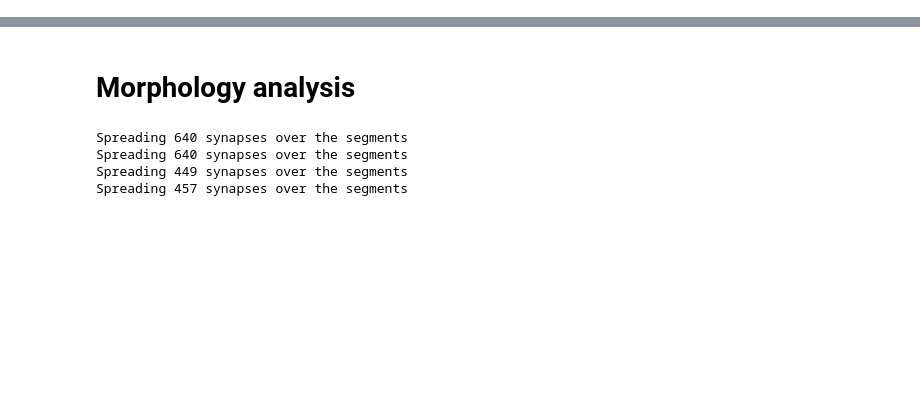
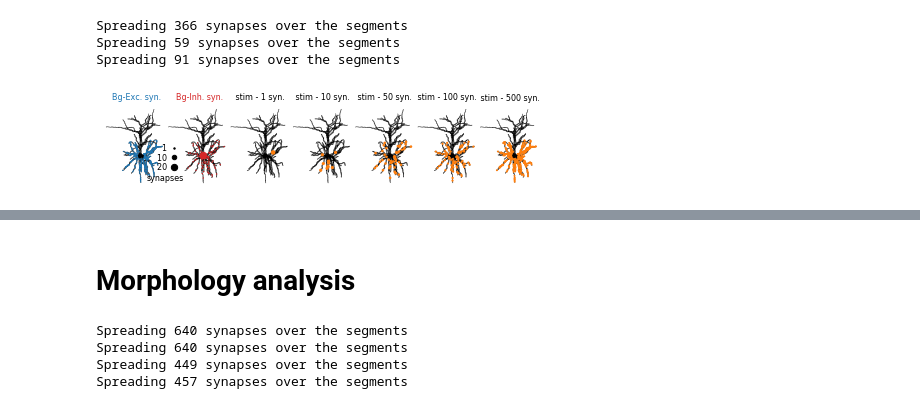
Before and after one commit to yzerlaut/zinc-NMDA-modulation, a Jupyter notebook: notebook.ipynb, the cells around one changed output, grey strips where cells are left out. Cells and saved outputs as stored; diff of their text form; code cells hidden in the pictures; blank space fills up the shorter version.

```diff
--- a/notebook.ipynb
+++ b/notebook.ipynb
@@ -6,0 +12,79 @@ from model import Model
+# %%
+morpho = ntwk.Morphology.from_swc_file(Model['morpho_file_1'])
+SEGMENTS = ntwk.morpho_analysis.compute_segments(morpho)
+nseg = len(SEGMENTS['x'])
+
+basal_cond = ntwk.morpho_analysis.find_conditions(SEGMENTS,
+                                            comp_type='dend',
+                                            min_distance_to_soma=20e-6)
+prox_cond = ntwk.morpho_analysis.find_conditions(SEGMENTS,
+                                                 comp_type=['dend', 'soma'],
+                                                 max_distance_to_soma=20e-6)
+
+# spreading synapses for bg noise
+
+Nsyn_Glut,\
+    pre_to_iseg_Glut,\
+    Nsyn_per_seg_Glut = ntwk.spread_synapses_on_morpho(SEGMENTS,
+                                                       4,
+                                                       cond=basal_cond,
+                                                       density_factor=1./100./1e-12)
+
+Nsyn_GABAprox,\
+    pre_to_iseg_GABAprox,\
+    Nsyn_per_seg_GABAprox = ntwk.spread_synapses_on_morpho(SEGMENTS,
+                                                           2,
+                                                           cond=prox_cond,
+                                                           density_factor=1./100./1e-12)
+
+Nsyn_GABAdist,\
+    pre_to_iseg_GABAdist,\
+    Nsyn_per_seg_GABAdist = ntwk.spread_synapses_on_morpho(SEGMENTS,
+                                                           1,
+                                                           cond=basal_cond,
+                                                           density_factor=1./100./1e-12)
+Nsyn_GABA = Nsyn_GABAdist+Nsyn_GABAprox
+Nsyn_per_seg_GABA = Nsyn_per_seg_GABAdist+Nsyn_per_seg_GABAprox
+pre_to_iseg_GABA = np.concatenate([pre_to_iseg_GABAprox,
+                                   len(pre_to_iseg_GABAprox)+pre_to_iseg_GABAdist])
+# %% [output]
+Spreading 366 synapses over the segments
+Spreading 59 synapses over the segments
+Spreading 91 synapses over the segments
+# %%
+from datavyz import ge
+
+n0 = 20
+
+fig1, AX = ge.figure(axes_extents=[[[1,2] for i in range(7)]],
+                     wspace=0., top=0.1, left=0)
+vis = nrnvyz(SEGMENTS, ge=ge)
+
+marker_size_factor = 2.
+# excitatory
+
+for i, n in enumerate([1, 10, 50, 100, 500]):
+    vis.plot_segments(SEGMENTS['comp_type']!='axon', ax=AX[i+2],
+                      bar_scale_args={})
+    vis.add_dots(AX[i+2], pre_to_iseg_Glut[n0:n0+n], 20/(i+1), ge.orange)
+    ge.title(AX[i+2], ' stim-%i syn.' % n)
+
+# synapses of BG
+
+vis.plot_segments(SEGMENTS['comp_type']!='axon', ax=AX[0], bar_scale_args={})
+vis.add_dots(AX[0], np.arange(nseg)[Nsyn_per_seg_Glut>0],
+             marker_size_factor*Nsyn_per_seg_Glut[Nsyn_per_seg_Glut>0], ge.blue)
+ge.title(AX[0], '  Bg-Exc. syn.', color=ge.blue)
+
+vis.plot_segments(SEGMENTS['comp_type']!='axon', ax=AX[1], bar_scale_args={})
+vis.add_dots(AX[1], np.arange(nseg)[Nsyn_per_seg_GABA>0],
+             marker_size_factor*Nsyn_per_seg_GABA[Nsyn_per_seg_GABA>0], ge.red)
+ge.title(AX[1], '  Bg-Inh. syn.', color=ge.red)
+
+for i, x in enumerate([1, 10, 20]):
+    xx, yy = -160, 40-i*50
+    AX[1].scatter([xx], [yy], s=marker_size_factor*x, color='k')
+    ge.annotate(AX[1], str(x)+' ', (xx-20, yy), xycoords='data', ha='right', va='center')
+ge.annotate(AX[1], 'synapses', (0, 0.05), ha='center')
+# %% [output]
+[figure, added]
```
Also changed, not shown: parts of 34 cells of this notebook, 3 other files.
